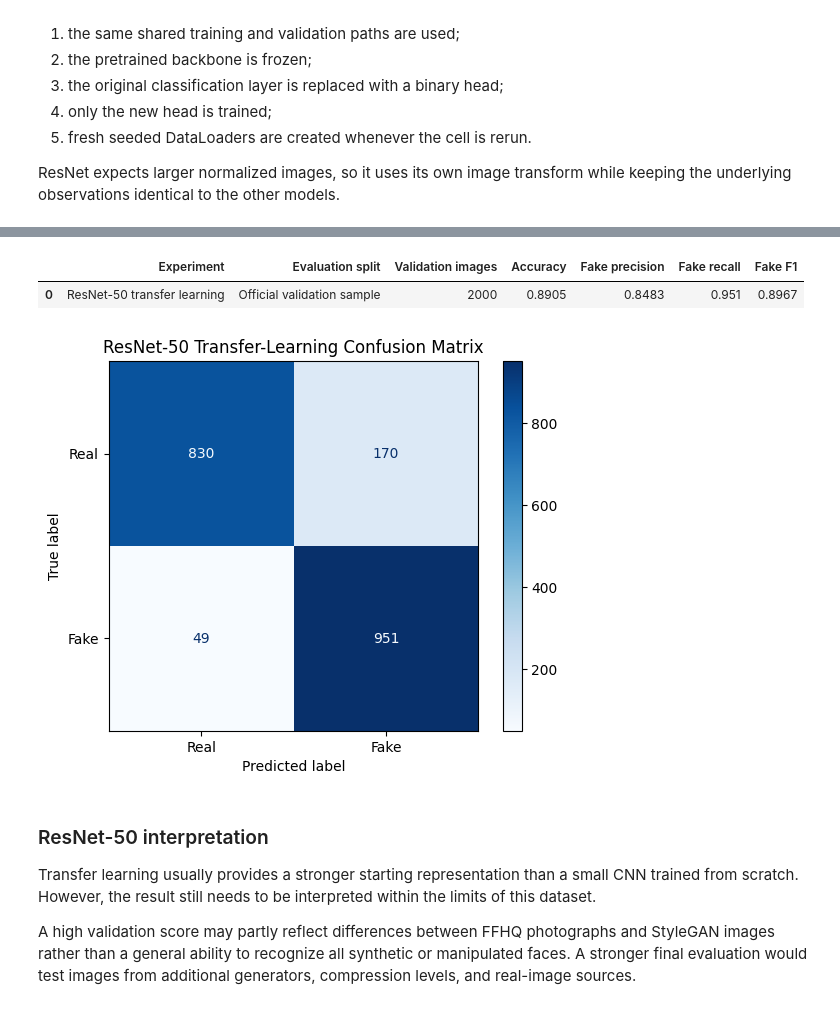
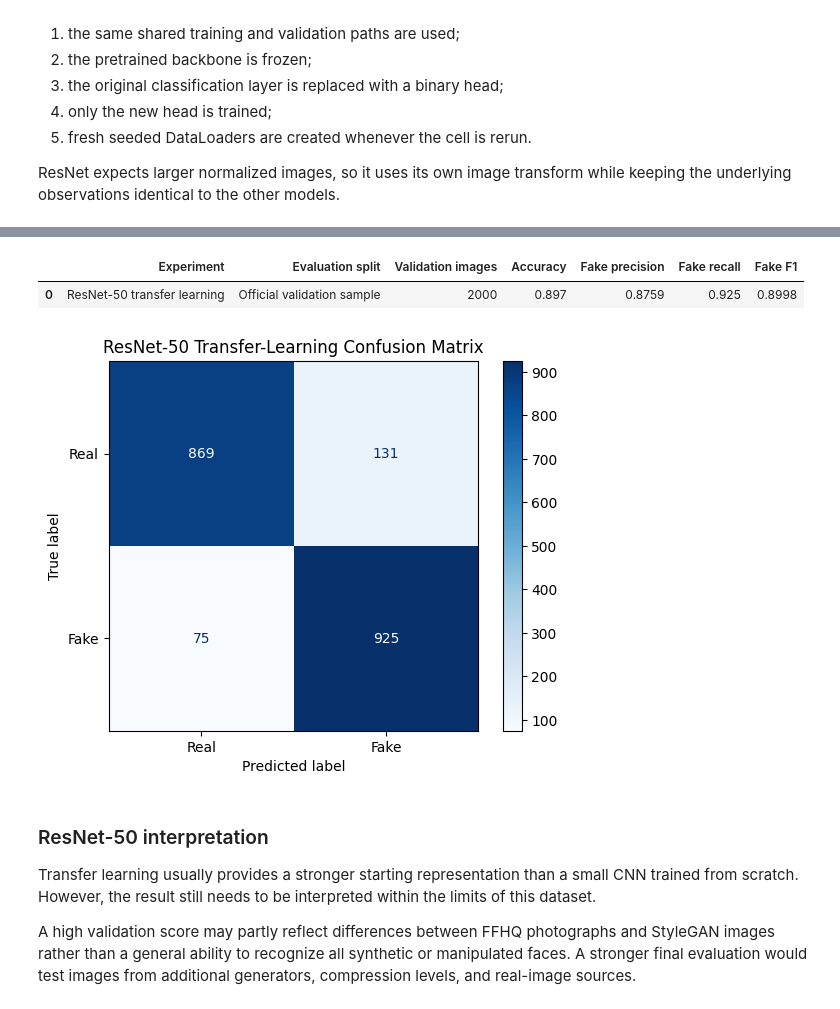
Before and after one commit to Shloka-16/deepfake-detection, a Jupyter notebook: kristinealli_data_exploration.ipynb, the cells around one changed output, grey strips where cells are left out. Cells and saved outputs as stored; diff of their text form; code cells hidden in the pictures.

```diff
--- a/kristinealli_data_exploration.ipynb
+++ b/kristinealli_data_exploration.ipynb
@@ -2166,6 +2171,11 @@ resnet50_optimizer = torch.optim.Adam(
     lr=0.0005,
 )
 
+# Add a learning rate scheduler to smoothly decay the learning rate
+resnet50_scheduler = torch.optim.lr_scheduler.StepLR(
+    resnet50_optimizer, step_size=4, gamma=0.5
+)
+
 
 resnet50_loss_history = []
 
@@ -2193,6 +2203,8 @@ for epoch_index in range(10):
 
         running_loss += resnet50_batch_loss.item()
 
+    resnet50_scheduler.step() # Step the scheduler at the end of each epoch
+
     average_epoch_loss = running_loss / len(resnet50_train_loader)
     resnet50_loss_history.append(average_epoch_loss)
 
@@ -2234,6 +2246,6 @@ Epoch 10/10 - average loss: 0.1253
 |  | Experiment | Evaluation split | Validation images | Accuracy | Fake precision | Fake recall | Fake F1 |
-| 0 | ResNet-50 transfer learning | Official validation sample | 2000 | 0.8905 | 0.8483 | 0.951 | 0.8967 |
+| 0 | ResNet-50 transfer learning | Official validation sample | 2000 | 0.897 | 0.8759 | 0.925 | 0.8998 |
-[figure, old version]
+[figure, new version]
 # %% [markdown]
 ### ResNet-50 interpretation
 
```
Also changed, not shown: parts of 8 cells of this notebook.
